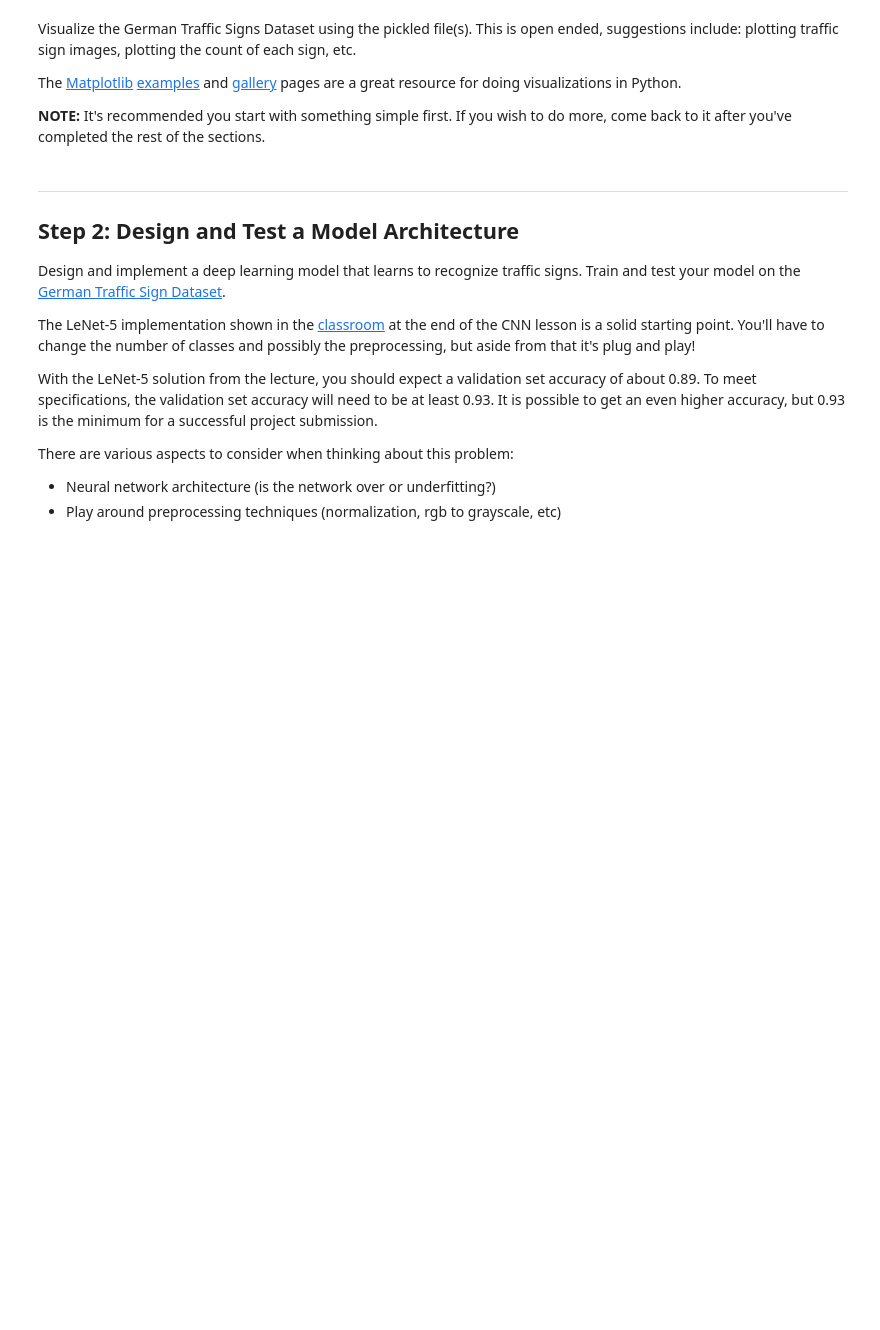
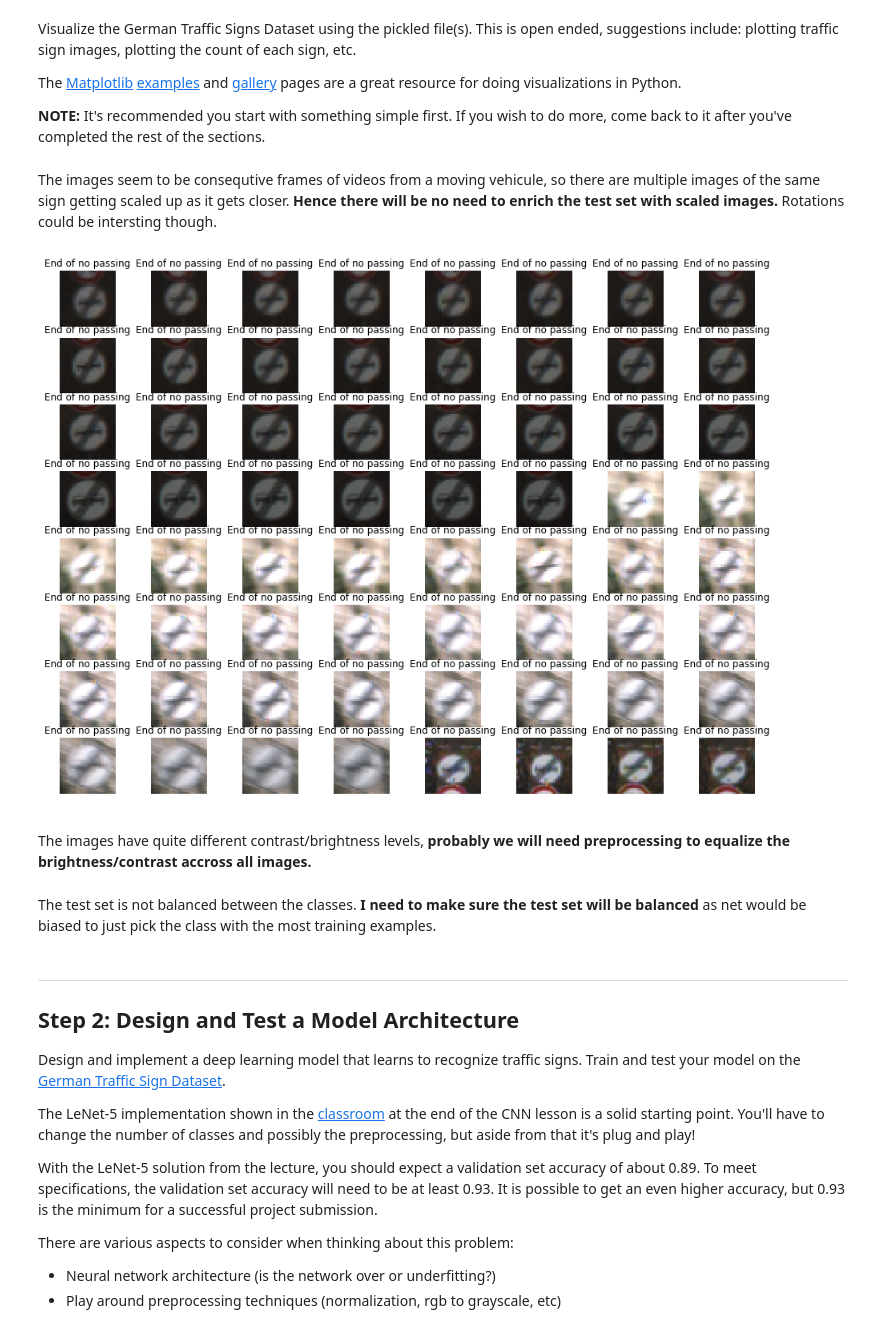
Before and after one commit to lake4790k/CarND-Traffic-Sign-Classifier-Project, a Jupyter notebook: Traffic_LeNet.ipynb, the cells around one changed output. Saved outputs shown, nothing was run; the diff lists cells and outputs as text; code cells hidden in the pictures; blank space fills up the shorter version.

```diff
--- a/Traffic_LeNet.ipynb
+++ b/Traffic_LeNet.ipynb
@@ -62,6 +62,8 @@ Complete the basic data summary below. Use python, numpy and/or pandas methods t
 
 import pandas as pd
 import numpy as np
+
+signs=pd.read_csv('signnames.csv')
 
 # TODO: Number of training examples
 n_train = X_train.shape[0]
@@ -70,7 +72,7 @@ n_train = X_train.shape[0]
 n_test = X_test.shape[0]
 
 # TODO: What's the shape of an traffic sign image?
-image_shape = X_test.shape[1:3]
+image_shape = X_test[0].shape
 
 # TODO: How many unique classes/labels there are in the dataset.
 n_classes = np.unique(y_train).shape[0]
@@ -101,5 +100,14 @@ import matplotlib.pyplot as plt
+# %% [markdown]
+The images seem to be consequtive frames of videos from a moving vehicule, so there are multiple images of the same sign getting scaled up as it gets closer. **Hence there will be no need to enrich the test set with scaled images.** Rotations could be intersting though.
 # %%
-plt.figure(figsize=[16,8])
-for i in range(1,13):
-    plt.subplot(3,4,i)
-    plt.imshow(X_train[np.random.randint(n_train)])
+plt.figure(figsize=[16,12])
+for i in range(64):
+    plt.subplot(8,8,i+1)
+    r = i
+    plt.title(signs.SignName[y_train[r]])
+    plt.axis('off')
+    plt.imshow(X_train[r])
+# %% [output]
+[figure, added]
+# %% [markdown]
+The images have quite different contrast/brightness levels, **probably we will need preprocessing to equalize the brightness/contrast accross all images.**
@@ -106,3 +130,5 @@ for i in range(1,13):
+# %% [markdown]
+The test set is not balanced between the classes. **I need to make sure the test set will be balanced** as net would be biased to just pick the class with the most training examples.
 # %%
 counts=np.unique(y_train, return_counts=True)
 df=pd.DataFrame(data=counts[1])
```
Also changed, not shown: parts of 25 cells of this notebook.
